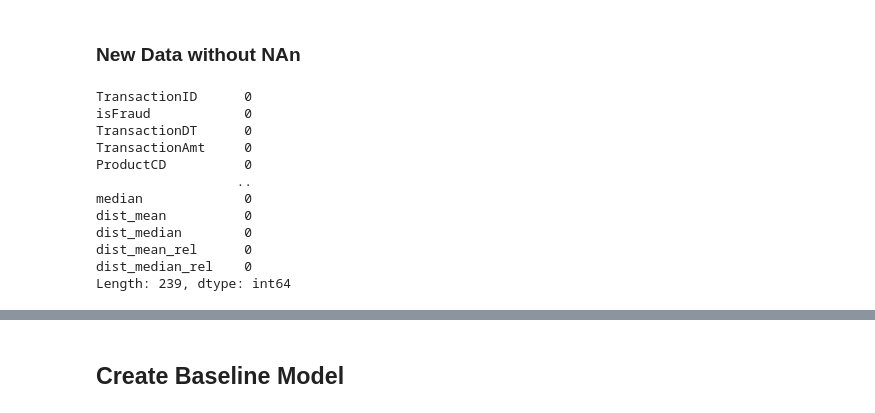
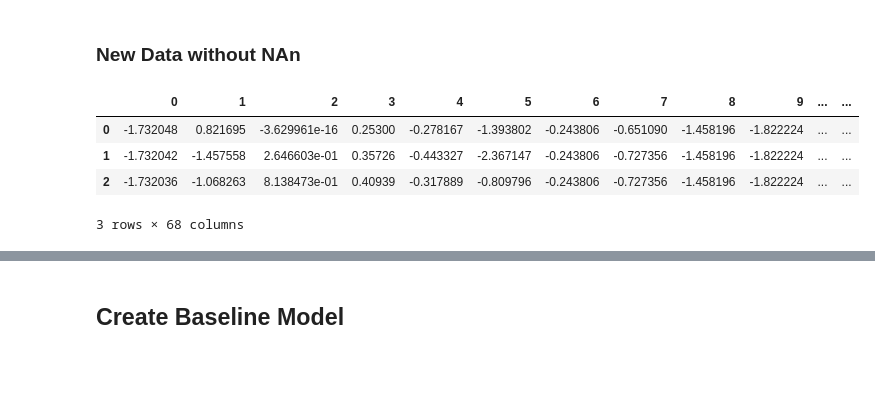
Before and after one commit to mariia-rum/project_fraud, a Jupyter notebook: notebooks/final_dataset_copy_antonia_2.ipynb, the cells around one changed output, grey strips where cells are left out. Cells and saved outputs as stored; diff of their text form; code cells hidden in the pictures; blank space fills up the shorter version.

```diff
--- a/notebooks/final_dataset_copy_antonia.ipynb
+++ b/notebooks/final_dataset_copy_antonia_2.ipynb
@@ -218,10 +218,10 @@ y = data['isFraud']
 # %% [markdown]
 ### New Data without NAn
 # %%
-X = data_new[['TransactionID',
-'card1','card2','addr1','TransactionAmt','card5','D15','C13','D2','D10','D4','TransactionDT',\
-          'mean','max','median','min', 'dist_mean', 'dist_median','dist_mean_rel','dist_median_rel']]
-y = data_new['isFraud']
+X = data[['TransactionID','P_emaildomain_suffix','P_emaildomain_bin',
+'card1','card2','addr1','TransactionAmt','card5','D15','C13','D2','D10','D4','weekday','hours',\
+           'dist_mean', 'dist_median','dist_mean_rel','dist_median_rel']]
+y = data['isFraud']
 # %%
 #data_new.where(data_new == 'nan')
 # %%
@@ -236,41 +236,37 @@ for i in num_cols:
     elif percentage >= 15 and percentage <= 60:
         medium_missing_num_cols.append(i)
 # %%
+# Impute then Scale for numerical variables
+
 num_transformer_low = Pipeline([
     ('imputer', SimpleImputer(strategy='mean')),
     ('scaler', StandardScaler())])
+
 num_transformer_medium = Pipeline([
     ('imputer', SimpleImputer(strategy='median')),
     ('scaler', StandardScaler())])
 
-#cat_transformer = Pipeline([
-    #'imputer', SimpleImputer(strategy='constant', fill_value = "Unknown")
-    #])
+
+# Encode categorical variables
 
 cat_pipeline = Pipeline([
     ('imputer', SimpleImputer(strategy='constant', fill_value='Unknown')),
     ('one_hot', OneHotEncoder())
 ])
 
+
+# Paralellize "num_transformer" and "One hot encoder"
+
 preprocessor = ColumnTransformer([
     ('low_num_imputer',num_transformer_low, low_missing_num_cols),
     ('medium_num_imputer', num_transformer_medium, medium_missing_num_cols),
-    ('cat_transformer', cat_pipeline, ['P_emaildomain_suffix','P_emaildomain_bin','weekday','hours', 'cardID'])],
+    ('cat_transformer', cat_pipeline, ['P_emaildomain_suffix','P_emaildomain_bin','weekday','hours'])],
     remainder='passthrough')
-
-pd.DataFrame(preprocessor.fit_transform(X)).head()
-# %%
-data_new.isnull().sum()
-# %% [output]
-TransactionID      0
-isFraud            0
-TransactionDT      0
-TransactionAmt     0
-ProductCD          0
-                  ..
-median             0
-dist_mean          0
-dist_median        0
-dist_mean_rel      0
-dist_median_rel    0
-Length: 239, dtype: int64
+# %%
+pd.DataFrame(preprocessor.fit_transform(X)).head(3)
+# %% [output]
+|  | 0 | 1 | 2 | 3 | 4 | 5 | 6 | 7 | 8 | 9 | ... | ... |
+| 0 | -1.732048 | 0.821695 | -3.629961e-16 | 0.25300 | -0.278167 | -1.393802 | -0.243806 | -0.651090 | -1.458196 | -1.822224 | ... | ... |
+| 1 | -1.732042 | -1.457558 | 2.646603e-01 | 0.35726 | -0.443327 | -2.367147 | -0.243806 | -0.727356 | -1.458196 | -1.822224 | ... | ... |
+| 2 | -1.732036 | -1.068263 | 8.138473e-01 | 0.40939 | -0.317889 | -0.809796 | -0.243806 | -0.727356 | -1.458196 | -1.822224 | ... | ... |
+3 rows × 68 columns
```
Also changed, not shown: parts of 25 cells of this notebook.
